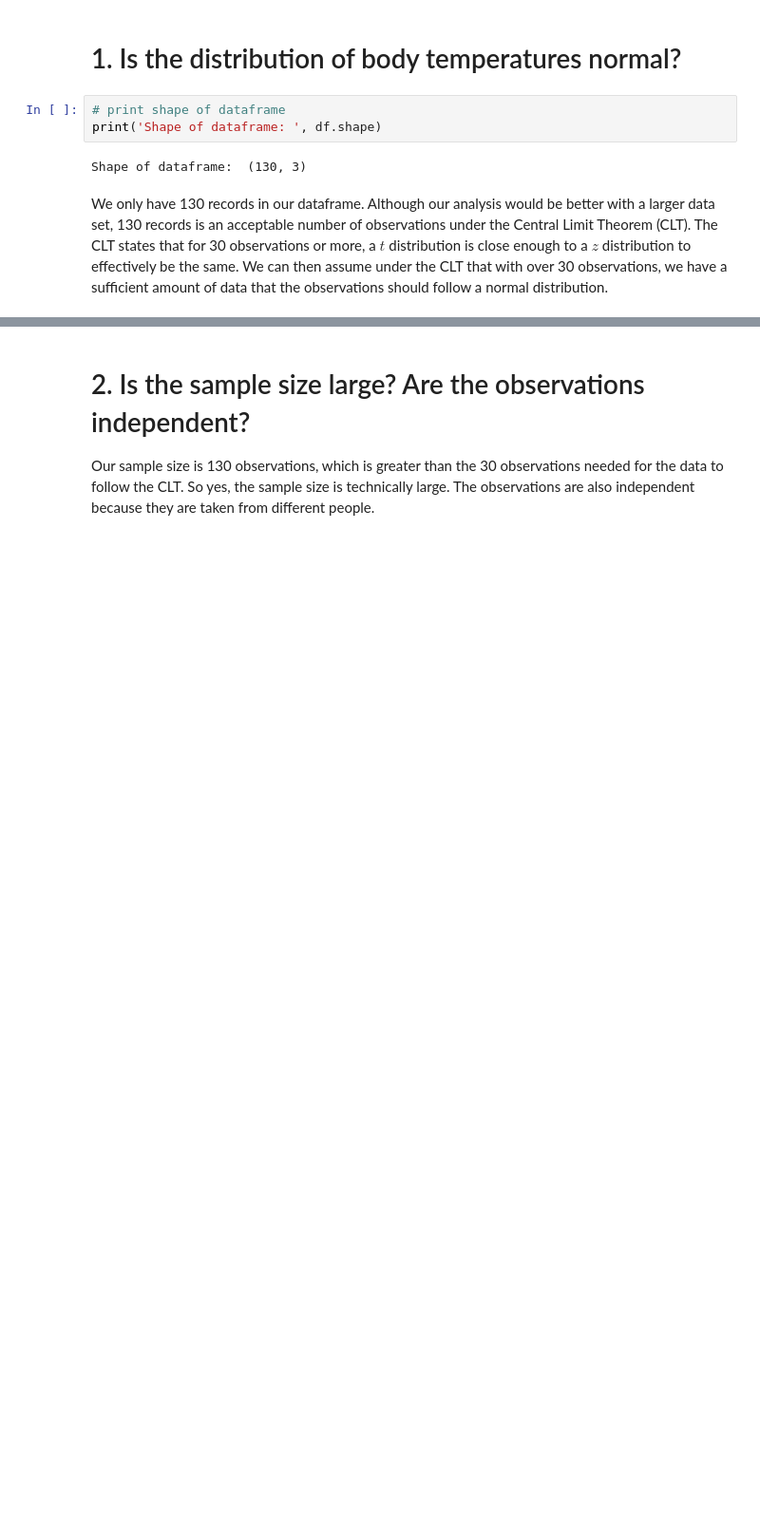
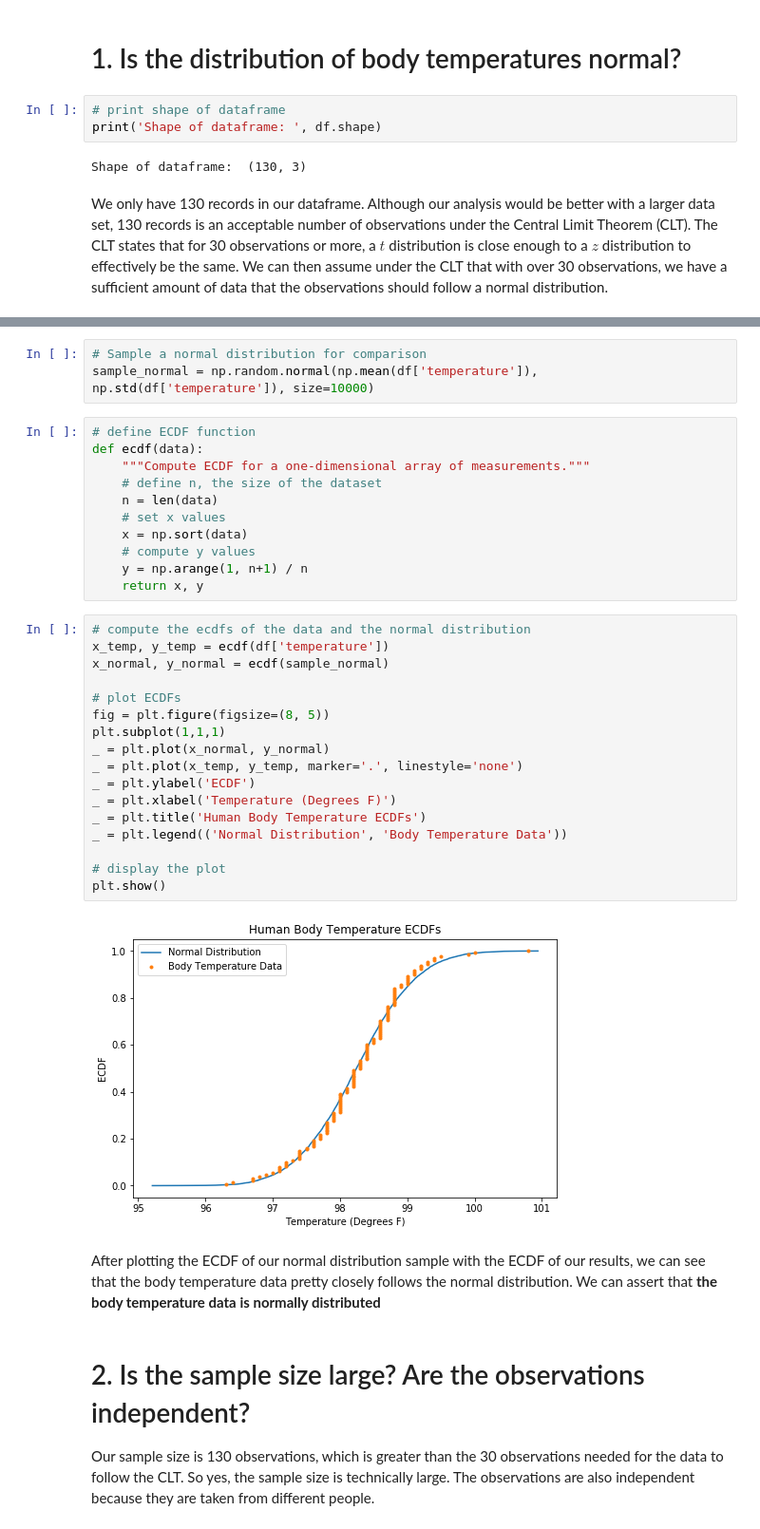
Before and after one commit to isabelvanzijl/Springboard_Other, a Jupyter notebook: Human_Body_Temp/Human_Body_Temp_Exercise.ipynb, the cells around one changed output, grey strips where cells are left out. Shown: that part at 95% size. Cells and saved outputs as stored; diff of their text form; blank space fills up the shorter version.

```diff
--- a/Human_Body_Temp/Human_Body_Temp_Exercise.ipynb
+++ b/Human_Body_Temp/Human_Body_Temp_Exercise.ipynb
@@ -105,3 +109,38 @@ Our histograms aren't perfectly normally distributed, but taking into considerat
+# %%
+# Sample a normal distribution for comparison
+sample_normal = np.random.normal(np.mean(df['temperature']), np.std(df['temperature']), size=10000)
+# %%
+# define ECDF function
+def ecdf(data):
+    """Compute ECDF for a one-dimensional array of measurements."""
+    # define n, the size of the dataset
+    n = len(data)
+    # set x values
+    x = np.sort(data)
+    # compute y values
+    y = np.arange(1, n+1) / n
+    return x, y
+# %%
+# compute the ecdfs of the data and the normal distribution
+x_temp, y_temp = ecdf(df['temperature'])
+x_normal, y_normal = ecdf(sample_normal)
+
+# plot ECDFs
+fig = plt.figure(figsize=(8, 5))
+plt.subplot(1,1,1)
+_ = plt.plot(x_normal, y_normal)
+_ = plt.plot(x_temp, y_temp, marker='.', linestyle='none')
+_ = plt.ylabel('ECDF')
+_ = plt.xlabel('Temperature (Degrees F)')
+_ = plt.title('Human Body Temperature ECDFs')
+_ = plt.legend(('Normal Distribution', 'Body Temperature Data'))
+
+# display the plot
+plt.show()
+# %% [output]
+[figure, added]
+# %% [markdown]
+After plotting the ECDF of our normal distribution sample with the ECDF of our results, we can see that the body temperature data pretty closely follows the normal distribution. We can assert that **the body temperature data is normally distributed**
 # %% [markdown]
 # 2. Is the sample size large? Are the observations independent?
 
```
Also changed, not shown: parts of 15 cells of this notebook.
